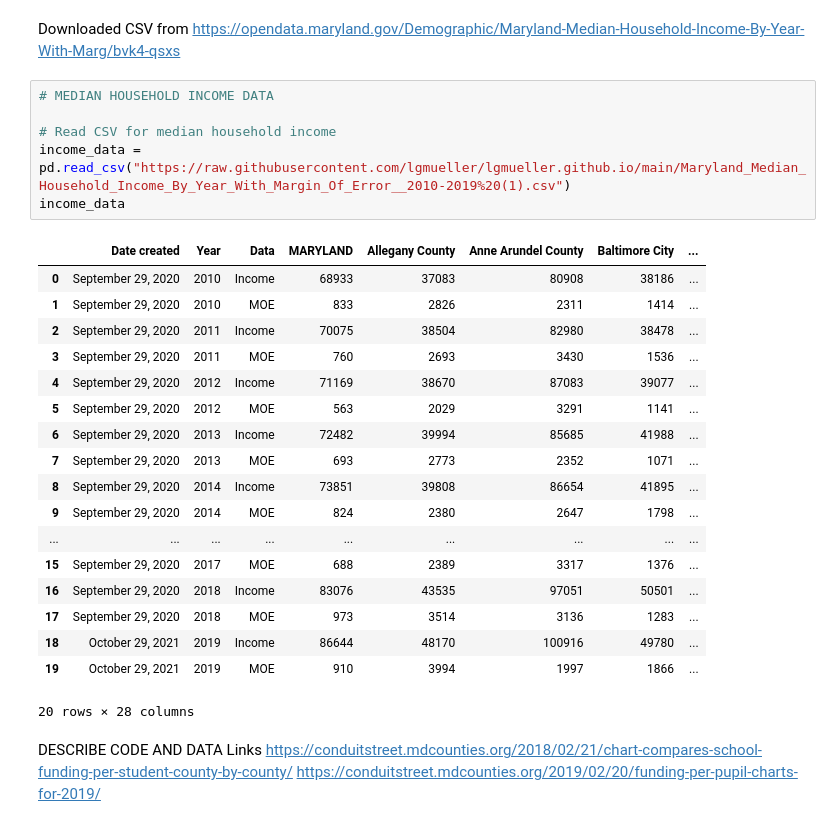
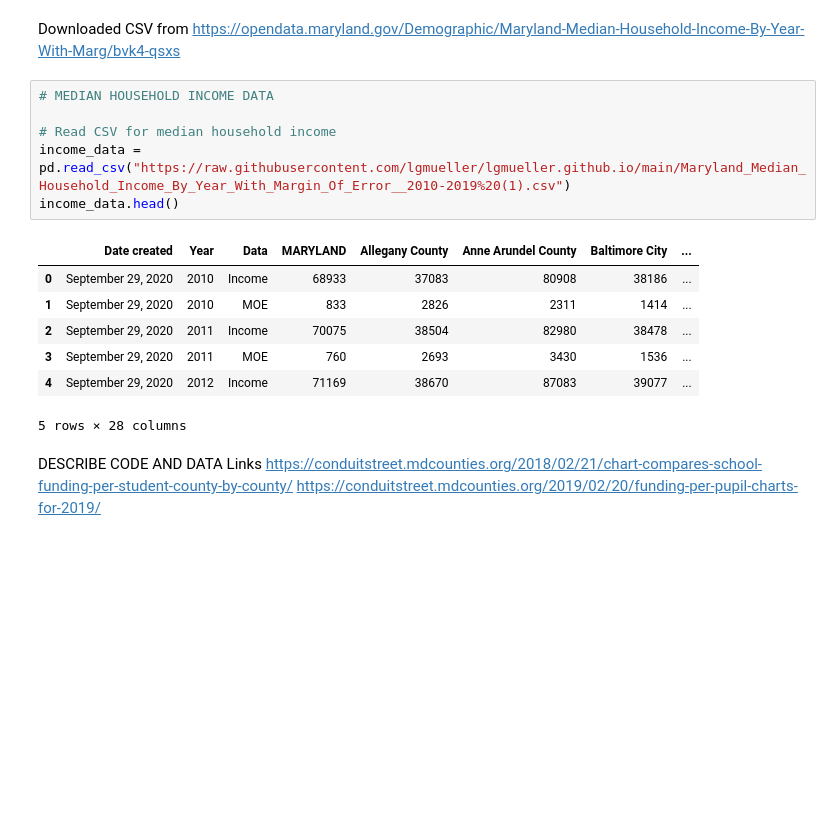
Before and after one commit to lgmueller/lgmueller.github.io, a Jupyter notebook: final-project/final-project.ipynb, the cells around one changed output. Saved outputs shown, nothing was run; the diff lists cells and outputs as text; blank space fills up the shorter version.

```diff
--- a/final-project/final-project.ipynb
+++ b/final-project/final-project.ipynb
@@ -71,28 +66,17 @@ Downloaded CSV from https://opendata.maryland.gov/Demographic/Maryland-Median-Ho
 # %%
 # MEDIAN HOUSEHOLD INCOME DATA
 
 # Read CSV for median household income
 income_data = pd.read_csv("https://raw.githubusercontent.com/lgmueller/lgmueller.github.io/main/Maryland_Median_Household_Income_By_Year_With_Margin_Of_Error__2010-2019%20(1).csv")
-income_data
+income_data.head()
 # %% [output]
 |  | Date created | Year | Data | MARYLAND | Allegany County | Anne Arundel County | Baltimore City | ... |
 | 0 | September 29, 2020 | 2010 | Income | 68933 | 37083 | 80908 | 38186 | ... |
 | 1 | September 29, 2020 | 2010 | MOE | 833 | 2826 | 2311 | 1414 | ... |
 | 2 | September 29, 2020 | 2011 | Income | 70075 | 38504 | 82980 | 38478 | ... |
 | 3 | September 29, 2020 | 2011 | MOE | 760 | 2693 | 3430 | 1536 | ... |
 | 4 | September 29, 2020 | 2012 | Income | 71169 | 38670 | 87083 | 39077 | ... |
-| 5 | September 29, 2020 | 2012 | MOE | 563 | 2029 | 3291 | 1141 | ... |
-| 6 | September 29, 2020 | 2013 | Income | 72482 | 39994 | 85685 | 41988 | ... |
-| 7 | September 29, 2020 | 2013 | MOE | 693 | 2773 | 2352 | 1071 | ... |
-| 8 | September 29, 2020 | 2014 | Income | 73851 | 39808 | 86654 | 41895 | ... |
-| 9 | September 29, 2020 | 2014 | MOE | 824 | 2380 | 2647 | 1798 | ... |
-| ... | ... | ... | ... | ... | ... | ... | ... | ... |
-| 15 | September 29, 2020 | 2017 | MOE | 688 | 2389 | 3317 | 1376 | ... |
-| 16 | September 29, 2020 | 2018 | Income | 83076 | 43535 | 97051 | 50501 | ... |
-| 17 | September 29, 2020 | 2018 | MOE | 973 | 3514 | 3136 | 1283 | ... |
-| 18 | October 29, 2021 | 2019 | Income | 86644 | 48170 | 100916 | 49780 | ... |
-| 19 | October 29, 2021 | 2019 | MOE | 910 | 3994 | 1997 | 1866 | ... |
-20 rows × 28 columns
+5 rows × 28 columns
 # %% [markdown]
 DESCRIBE CODE AND DATA
 Links
```
Also changed, not shown: parts of 10 cells of this notebook, 1 other file.
